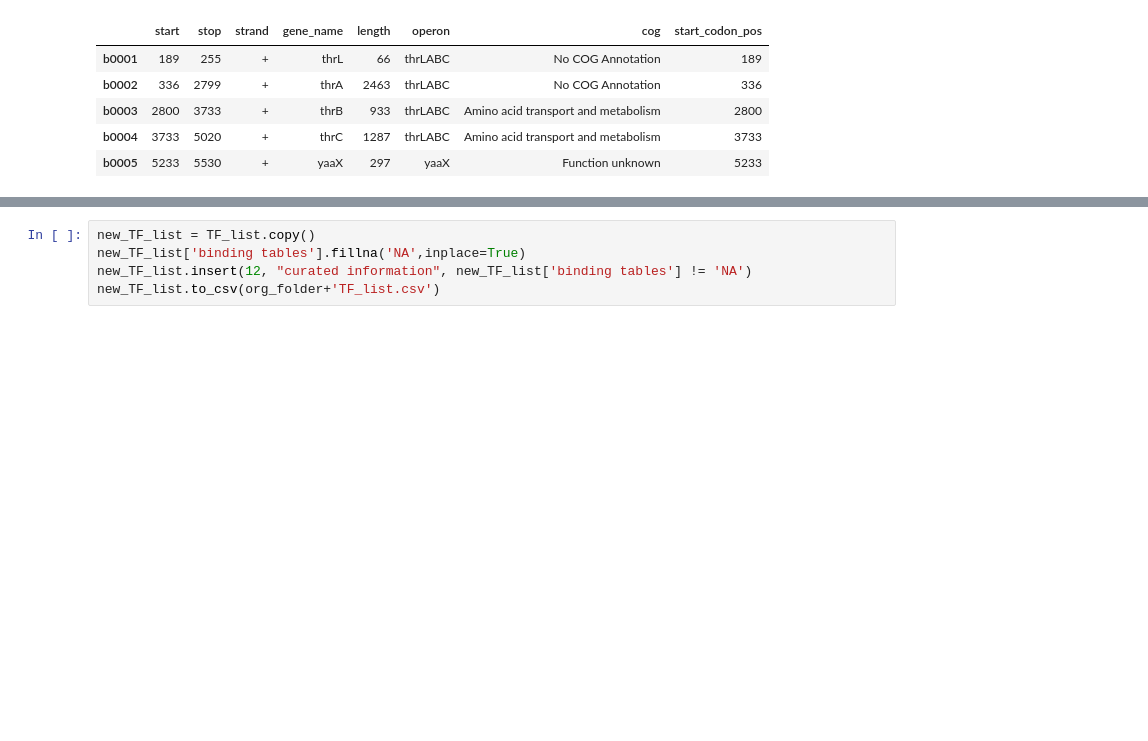
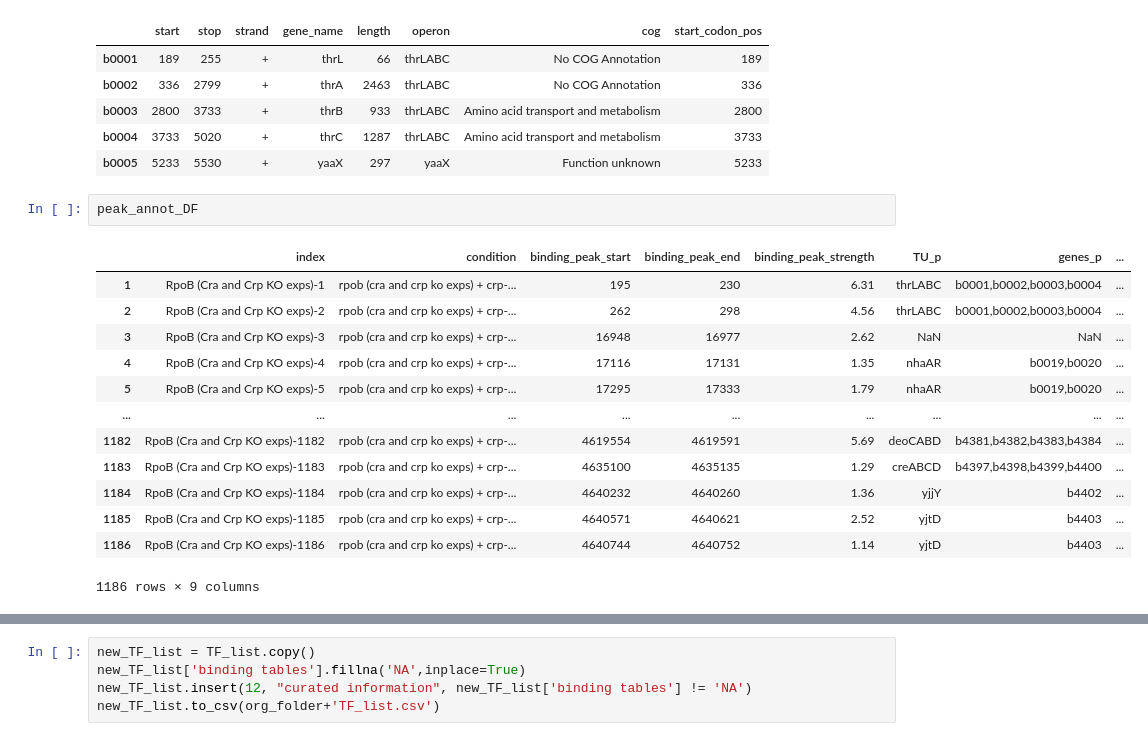
Before and after one commit to SBRG/ChIPdb, a Jupyter notebook: notebooks/plot_data_generate.ipynb, the cells around one changed output, grey strips where cells are left out. Saved outputs shown, nothing was run; the diff lists cells and outputs as text; blank space fills up the shorter version.

```diff
--- a/notebooks/plot_data_generate.ipynb
+++ b/notebooks/plot_data_generate.ipynb
@@ -268,6 +269,22 @@ DF_gene_info.head()
 | b0003 | 2800 | 3733 | + | thrB | 933 | thrLABC | Amino acid transport and metabolism | 2800 |
 | b0004 | 3733 | 5020 | + | thrC | 1287 | thrLABC | Amino acid transport and metabolism | 3733 |
 | b0005 | 5233 | 5530 | + | yaaX | 297 | yaaX | Function unknown | 5233 |
+# %%
+peak_annot_DF
+# %% [output]
+|  | index | condition | binding_peak_start | binding_peak_end | binding_peak_strength | TU_p | genes_p | ... |
+| 1 | RpoB (Cra and Crp KO exps)-1 | rpob (cra and crp ko exps) + crp-... | 195 | 230 | 6.31 | thrLABC | b0001,b0002,b0003,b0004 | ... |
+| 2 | RpoB (Cra and Crp KO exps)-2 | rpob (cra and crp ko exps) + crp-... | 262 | 298 | 4.56 | thrLABC | b0001,b0002,b0003,b0004 | ... |
+| 3 | RpoB (Cra and Crp KO exps)-3 | rpob (cra and crp ko exps) + crp-... | 16948 | 16977 | 2.62 | NaN | NaN | ... |
+| 4 | RpoB (Cra and Crp KO exps)-4 | rpob (cra and crp ko exps) + crp-... | 17116 | 17131 | 1.35 | nhaAR | b0019,b0020 | ... |
+| 5 | RpoB (Cra and Crp KO exps)-5 | rpob (cra and crp ko exps) + crp-... | 17295 | 17333 | 1.79 | nhaAR | b0019,b0020 | ... |
+| ... | ... | ... | ... | ... | ... | ... | ... | ... |
+| 1182 | RpoB (Cra and Crp KO exps)-1182 | rpob (cra and crp ko exps) + crp-... | 4619554 | 4619591 | 5.69 | deoCABD | b4381,b4382,b4383,b4384 | ... |
+| 1183 | RpoB (Cra and Crp KO exps)-1183 | rpob (cra and crp ko exps) + crp-... | 4635100 | 4635135 | 1.29 | creABCD | b4397,b4398,b4399,b4400 | ... |
+| 1184 | RpoB (Cra and Crp KO exps)-1184 | rpob (cra and crp ko exps) + crp-... | 4640232 | 4640260 | 1.36 | yjjY | b4402 | ... |
+| 1185 | RpoB (Cra and Crp KO exps)-1185 | rpob (cra and crp ko exps) + crp-... | 4640571 | 4640621 | 2.52 | yjtD | b4403 | ... |
+| 1186 | RpoB (Cra and Crp KO exps)-1186 | rpob (cra and crp ko exps) + crp-... | 4640744 | 4640752 | 1.14 | yjtD | b4403 | ... |
+1186 rows × 9 columns
 # %%
 for TF_index in range(len(TF_list)):
 
```
Also changed, not shown: parts of 10 cells of this notebook, 5 other files.
